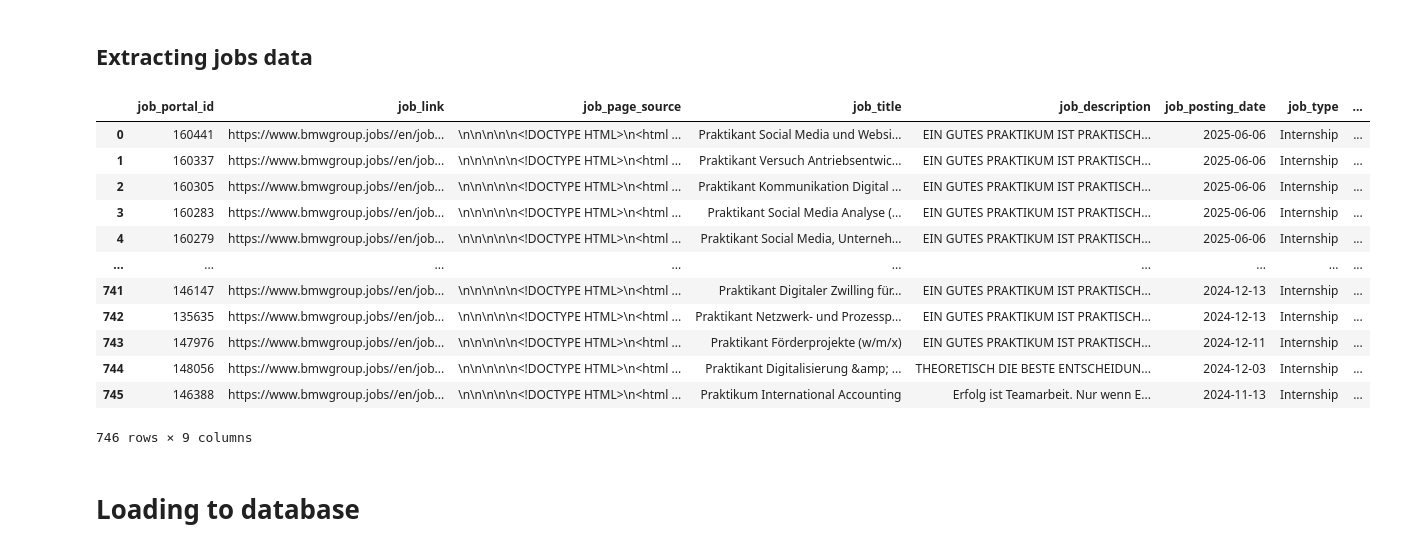
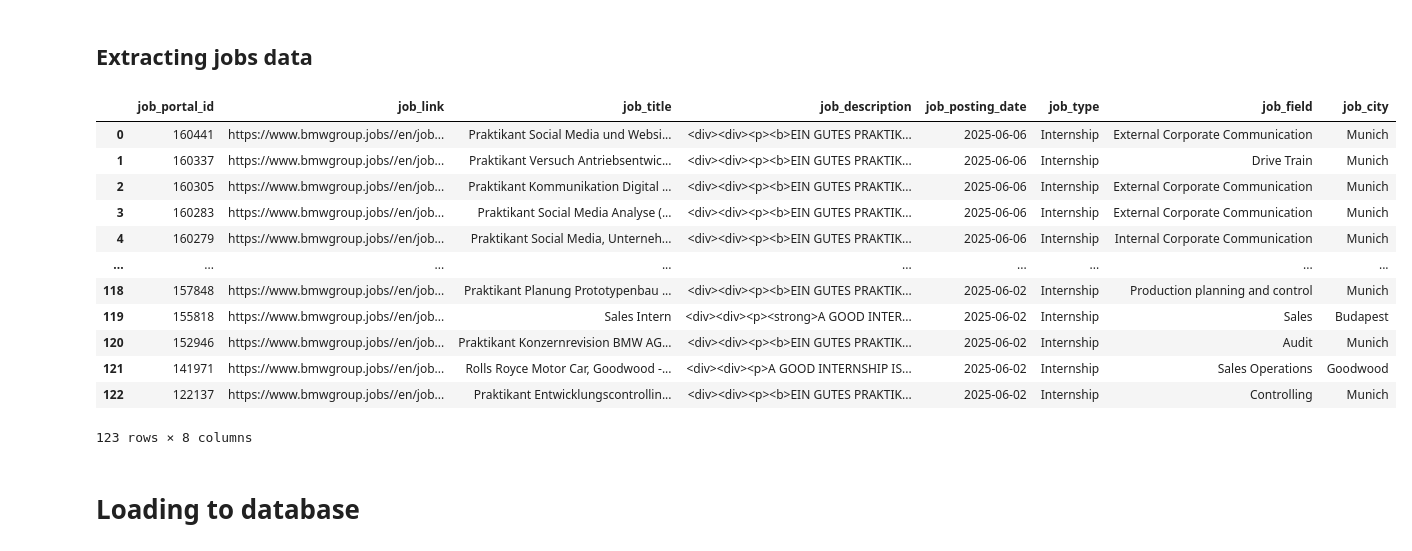
Before and after one commit to caio-pavesi/ai-job-matcher, a Jupyter notebook: source/etl.ipynb, the cells around one changed output. Cells and saved outputs as stored; diff of their text form; code cells hidden in the pictures.

Commit message:
feat: Finished ETL with the correct extraction of Job Description

```diff
--- a/source/etl.ipynb
+++ b/source/etl.ipynb
@@ -31,6 +35,10 @@ def get_job_listing(
     return BeautifulSoup(html, 'html.parser').find_all('div', class_ = 'grp-jobfinder__wrapper')
 # %%
 def get_job_page(link: str) -> str:
-    """"""
+    """Simply fetches the job page content from the given link.
+    Args:
+        link (str): The URL of the job page.
+    Returns:
+        str: The HTML content of the job page."""
 
     return requests.get(link).content.decode('utf-8')
@@ -59,6 +45,37 @@ def get_job_description(job_page: Html) -> str:
+# %%
+Html = str
+
+def get_job_description(job_page: Html) -> Html:
+    """This function extracts the job description from the job page HTML, but keeps the formatting.
+    Args:
+        job_page (Html): The HTML content of the job page.
+    Returns:
+        str: The formatted job description as a html string."""
+
+    description =  BeautifulSoup(job_page, 'html.parser').find('div', class_ = 'container-layout container no-top-spacing no-bottom-spacing')
+
+    # Remove all attributes that are not needed since i just need the formatted HTML.
+    for tag in description.find_all(True):
+        tag: Tag = tag
+        if 'class' in tag.attrs:
+            del tag.attrs['class']
+        if 'itemprop' in tag.attrs:
+            del tag.attrs['itemprop']
+
+    return (
+        description.decode_contents()
+        .replace('\n', '')
+        .replace('\t', '')
+        .replace('\r', '')
+        .strip()
+    )
 # %%
 def get_job_publishing_date(job_infos: Tag) -> date:
-    """"""
+    """Extracts the job publishing date from the job information section.
+    Args:
+        job_infos (Tag): A BeautifulSoup Tag object containing the job information.
+    Returns:
+        date: The date when the job was published, as a datetime.date object."""
 
     date_str = job_infos.find('div', class_ = 'grp-jobfinder__cell-publication').text.strip()
     date_str = re.search(r'\d{2}\.\d{2}\.\d{4}', date_str).group()
@@ -69,41 +86,40 @@ def get_job_publishing_date(job_infos: Tag) -> date:
 # %%
 jobs = list()
 for job in get_job_listing(FILTER):
     job: Tag = job
 
     link = 'https://www.bmwgroup.jobs/' + job.find('a').get('href')
     html = get_job_page(link)
 
     jobs.append(
         {
             "job_portal_id":    job.get('data-job-id'),
             "job_link":         link,
-            "job_page_source":  html,
             "job_title":        job.find('a').get('aria-label'),
             "job_description":  get_job_description(html),
             "job_posting_date": get_job_publishing_date(job),
             "job_type":         job.find('a').find('div', class_='grp-jobfinder-cell-refno').get('data-job-type'),
             "job_field":        job.find('a').find('div', class_='grp-jobfinder-cell-refno').get('data-job-field'),
             "job_city":         job.find('a').find('div', class_='grp-jobfinder-cell-refno').get('data-job-location'),
         }
     )
 
 jobs = pd.DataFrame(jobs)
 display(jobs)
 # %% [output]
-|  | job_portal_id | job_link | job_page_source | job_title | job_description | job_posting_date | job_type | ... |
-| 0 | 160441 | https://www.bmwgroup.jobs//en/job... | \n\n\n\n\n<!DOCTYPE HTML>\n<html ... | Praktikant Social Media und Websi... | EIN GUTES PRAKTIKUM IST PRAKTISCH... | 2025-06-06 | Internship | ... |
-| 1 | 160337 | https://www.bmwgroup.jobs//en/job... | \n\n\n\n\n<!DOCTYPE HTML>\n<html ... | Praktikant Versuch Antriebsentwic... | EIN GUTES PRAKTIKUM IST PRAKTISCH... | 2025-06-06 | Internship | ... |
-| 2 | 160305 | https://www.bmwgroup.jobs//en/job... | \n\n\n\n\n<!DOCTYPE HTML>\n<html ... | Praktikant Kommunikation Digital ... | EIN GUTES PRAKTIKUM IST PRAKTISCH... | 2025-06-06 | Internship | ... |
-| 3 | 160283 | https://www.bmwgroup.jobs//en/job... | \n\n\n\n\n<!DOCTYPE HTML>\n<html ... | Praktikant Social Media Analyse (... | EIN GUTES PRAKTIKUM IST PRAKTISCH... | 2025-06-06 | Internship | ... |
-| 4 | 160279 | https://www.bmwgroup.jobs//en/job... | \n\n\n\n\n<!DOCTYPE HTML>\n<html ... | Praktikant Social Media, Unterneh... | EIN GUTES PRAKTIKUM IST PRAKTISCH... | 2025-06-06 | Internship | ... |
+|  | job_portal_id | job_link | job_title | job_description | job_posting_date | job_type | job_field | job_city |
+| 0 | 160441 | https://www.bmwgroup.jobs//en/job... | Praktikant Social Media und Websi... | <div><div><p><b>EIN GUTES PRAKTIK... | 2025-06-06 | Internship | External Corporate Communication | Munich |
+| 1 | 160337 | https://www.bmwgroup.jobs//en/job... | Praktikant Versuch Antriebsentwic... | <div><div><p><b>EIN GUTES PRAKTIK... | 2025-06-06 | Internship | Drive Train | Munich |
+| 2 | 160305 | https://www.bmwgroup.jobs//en/job... | Praktikant Kommunikation Digital ... | <div><div><p><b>EIN GUTES PRAKTIK... | 2025-06-06 | Internship | External Corporate Communication | Munich |
+| 3 | 160283 | https://www.bmwgroup.jobs//en/job... | Praktikant Social Media Analyse (... | <div><div><p><b>EIN GUTES PRAKTIK... | 2025-06-06 | Internship | External Corporate Communication | Munich |
+| 4 | 160279 | https://www.bmwgroup.jobs//en/job... | Praktikant Social Media, Unterneh... | <div><div><p><b>EIN GUTES PRAKTIK... | 2025-06-06 | Internship | Internal Corporate Communication | Munich |
 | ... | ... | ... | ... | ... | ... | ... | ... | ... |
-| 741 | 146147 | https://www.bmwgroup.jobs//en/job... | \n\n\n\n\n<!DOCTYPE HTML>\n<html ... | Praktikant Digitaler Zwilling für... | EIN GUTES PRAKTIKUM IST PRAKTISCH... | 2024-12-13 | Internship | ... |
-| 742 | 135635 | https://www.bmwgroup.jobs//en/job... | \n\n\n\n\n<!DOCTYPE HTML>\n<html ... | Praktikant Netzwerk- und Prozessp... | EIN GUTES PRAKTIKUM IST PRAKTISCH... | 2024-12-13 | Internship | ... |
-| 743 | 147976 | https://www.bmwgroup.jobs//en/job... | \n\n\n\n\n<!DOCTYPE HTML>\n<html ... | Praktikant Förderprojekte (w/m/x) | EIN GUTES PRAKTIKUM IST PRAKTISCH... | 2024-12-11 | Internship | ... |
-| 744 | 148056 | https://www.bmwgroup.jobs//en/job... | \n\n\n\n\n<!DOCTYPE HTML>\n<html ... | Praktikant Digitalisierung &amp; ... | THEORETISCH DIE BESTE ENTSCHEIDUN... | 2024-12-03 | Internship | ... |
-| 745 | 146388 | https://www.bmwgroup.jobs//en/job... | \n\n\n\n\n<!DOCTYPE HTML>\n<html ... | Praktikum International Accounting | Erfolg ist Teamarbeit. Nur wenn E... | 2024-11-13 | Internship | ... |
+| 118 | 157848 | https://www.bmwgroup.jobs//en/job... | Praktikant Planung Prototypenbau ... | <div><div><p><b>EIN GUTES PRAKTIK... | 2025-06-02 | Internship | Production planning and control | Munich |
+| 119 | 155818 | https://www.bmwgroup.jobs//en/job... | Sales Intern | <div><div><p><strong>A GOOD INTER... | 2025-06-02 | Internship | Sales | Budapest |
+| 120 | 152946 | https://www.bmwgroup.jobs//en/job... | Praktikant Konzernrevision BMW AG... | <div><div><p><b>EIN GUTES PRAKTIK... | 2025-06-02 | Internship | Audit | Munich |
+| 121 | 141971 | https://www.bmwgroup.jobs//en/job... | Rolls Royce Motor Car, Goodwood -... | <div><div><p>A GOOD INTERNSHIP IS... | 2025-06-02 | Internship | Sales Operations | Goodwood |
+| 122 | 122137 | https://www.bmwgroup.jobs//en/job... | Praktikant Entwicklungscontrollin... | <div><div><p><b>EIN GUTES PRAKTIK... | 2025-06-02 | Internship | Controlling | Munich |
-746 rows × 9 columns
+123 rows × 8 columns
 # %% [markdown]
 # Loading to database
 # %%
```
Also changed, not shown: parts of 3 cells of this notebook, 1 other file.
